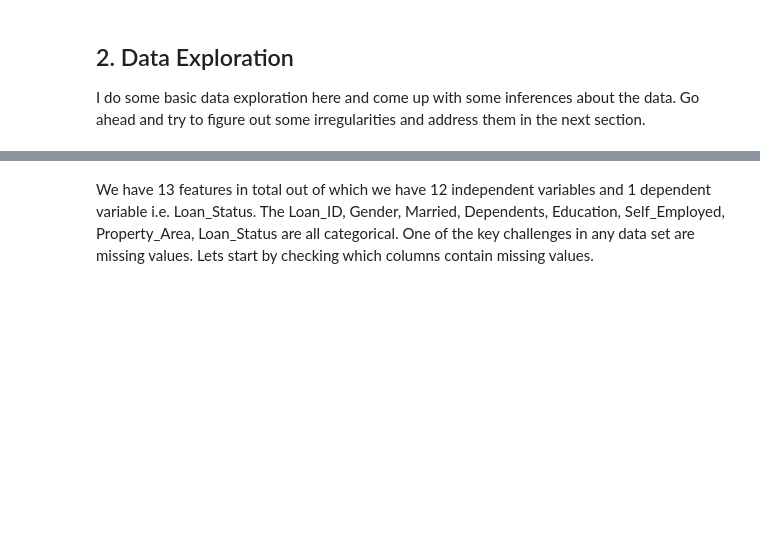
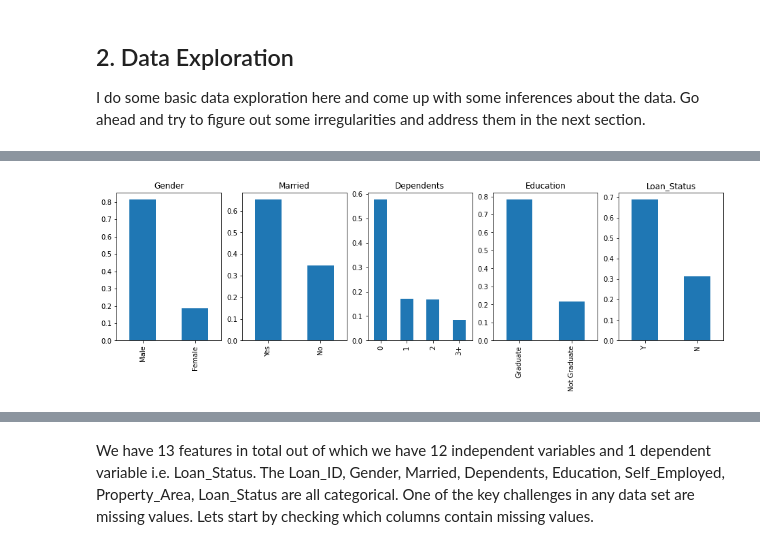
Before and after one commit to fengchunshan/predict_loan_eligibility, a Jupyter notebook: PREDICT LOAN ELIGIBILITY.ipynb, the cells around one changed output, grey strips where cells are left out. Cells and saved outputs as stored; diff of their text form; code cells hidden in the pictures; blank space fills up the shorter version.

```diff
--- a/PREDICT LOAN ELIGIBILITY.ipynb
+++ b/PREDICT LOAN ELIGIBILITY.ipynb
@@ -65,0 +182,20 @@ df.head()
+# %%
+plt.subplot(151)
+df['Gender'].value_counts(normalize=True).plot.bar(figsize=(16,4), title= 'Gender')
+
+plt.subplot(152)
+df['Married'].value_counts(normalize=True).plot.bar(title= 'Married')
+
+plt.subplot(153)
+df['Dependents'].value_counts(normalize=True).plot.bar(title= 'Dependents')
+
+plt.subplot(154)
+df['Education'].value_counts(normalize=True).plot.bar(title= 'Education')
+
+plt.subplot(155)
+df['Loan_Status'].value_counts(normalize=True).plot.bar(title= 'Loan_Status')
+
+
+plt.show()
+# %% [output]
+[figure, added]
```
Also changed, not shown: parts of 134 cells of this notebook.
